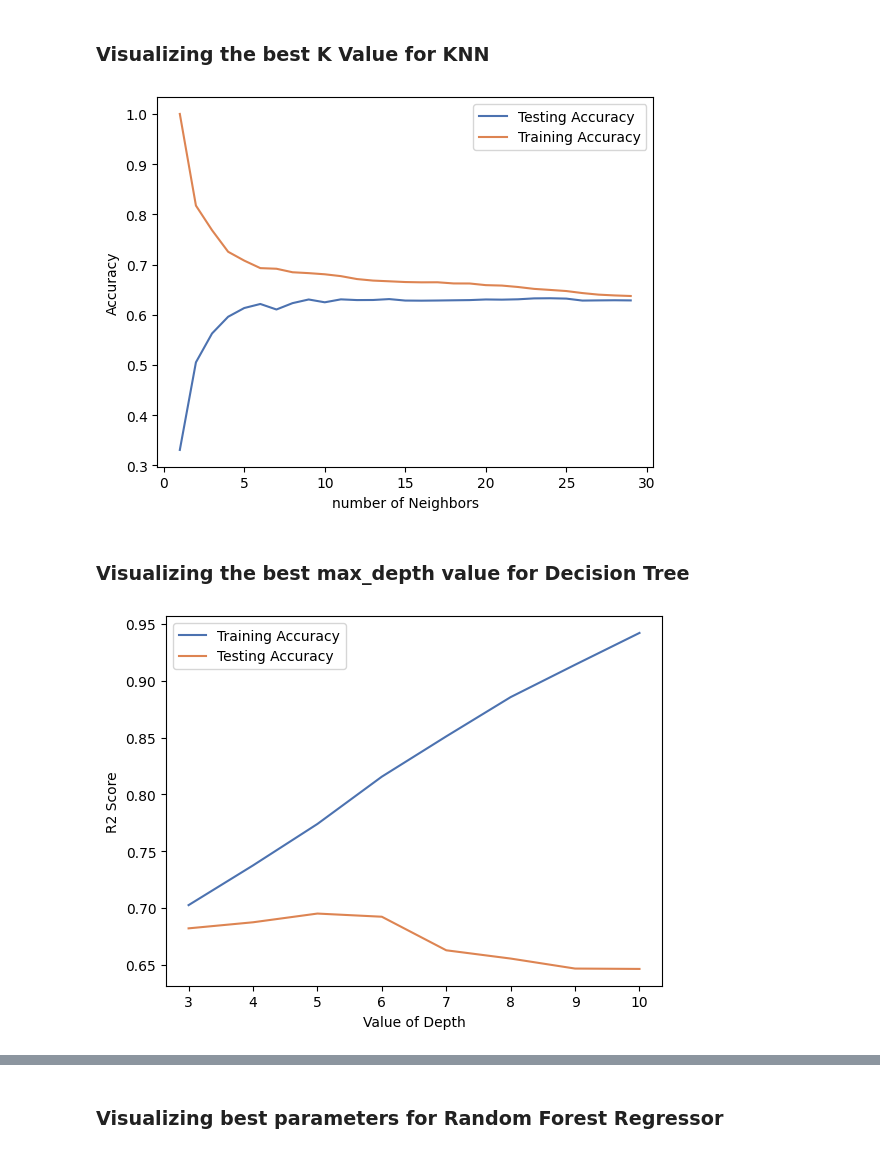
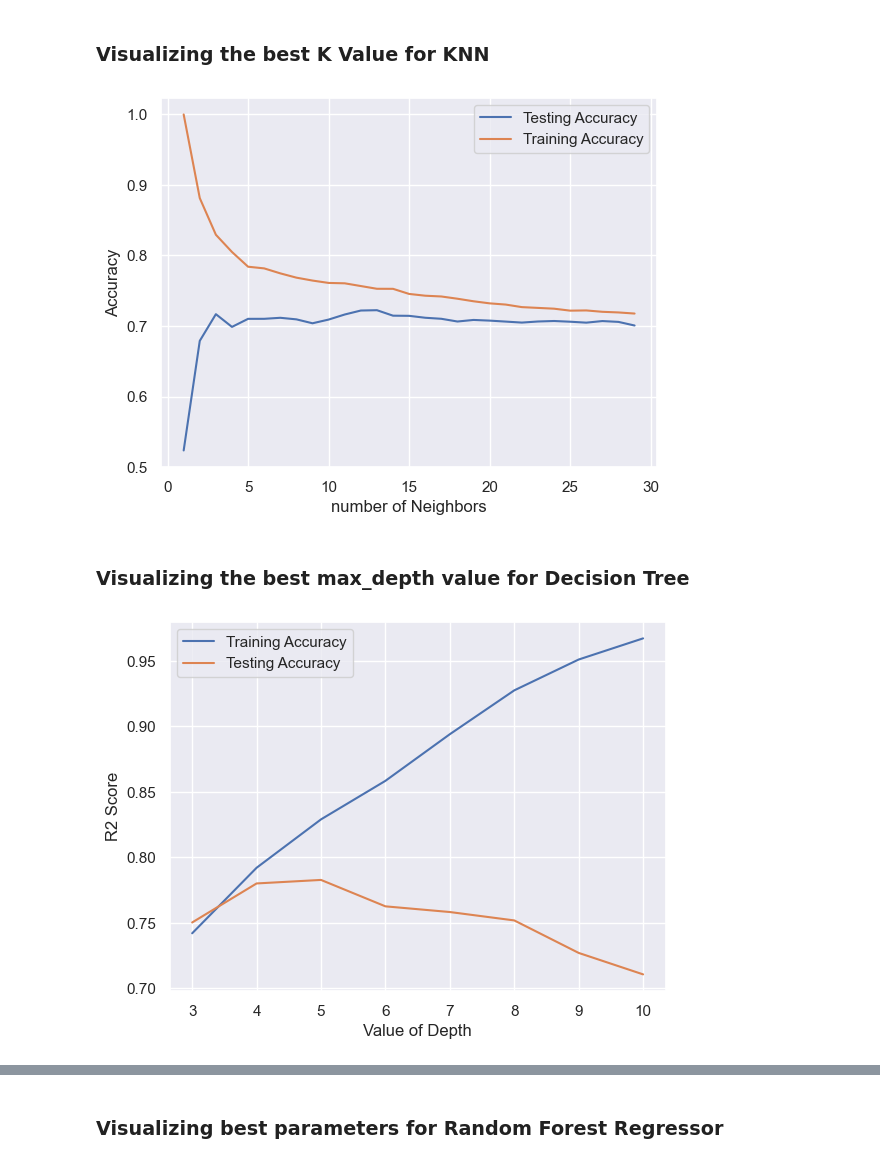
Before and after one commit to adityagoyal222/fitnessprediction, a Jupyter notebook: notebook/fitness_eda.ipynb, the cells around one changed output, grey strips where cells are left out. Cells and saved outputs as stored; diff of their text form; code cells hidden in the pictures.

```diff
--- a/notebook/fitness_eda.ipynb
+++ b/notebook/fitness_eda.ipynb
@@ -142,7 +142,7 @@ y = df['Calories_Burned']
 
 # Splitting data into train and test
 from sklearn.model_selection import train_test_split
-X_train, X_test, y_train, y_test = train_test_split(X, y, test_size=0.3, random_state=147)
+X_train, X_test, y_train, y_test = train_test_split(X, y, test_size=0.30, random_state=147)
 
 
 print(X_train.shape, X_test.shape, y_train.shape, y_test.shape)
@@ -152,7 +152,7 @@ print(X_train.shape, X_test.shape, y_train.shape, y_test.shape)
 ### Feature Selection Based on Correlation Matrix
 # %%
 # Feature selection
-features_to_drop = ['Gender', 'Max_BPM', 'Avg_BPM', 'Resting_BPM', 'Water_Intake (liters)']
+features_to_drop = ['Gender', 'Max_BPM', 'Age', 'Resting_BPM', 'Water_Intake (liters)']
 
 X_train.drop(columns=features_to_drop, axis=1, inplace=True)
 X_test.drop(columns=features_to_drop, axis=1, inplace=True)
@@ -220,7 +220,7 @@ df.head()
 from sklearn.preprocessing import StandardScaler
 
 scaler = StandardScaler()
-columns_to_scale = ['Age','BMI', 'Fat_Percentage', 'Hours_Trained_Per_Week']
+columns_to_scale = ['Avg_BPM','BMI', 'Fat_Percentage', 'Hours_Trained_Per_Week']
 
 X_train_scaled = pd.DataFrame(scaler.fit_transform(X_train[columns_to_scale]),
                               columns=columns_to_scale, index=X_train.index)
@@ -287,39 +287,41 @@ for i,k in enumerate(neighbors):
   train_accuracy[i] = knn_model.score(X_train, y_train)
   test_accuracy[i] = knn_model.score(X_test, y_test)
 
-plt.plot(neighbors, test_accuracy, label = 'Testing Accuracy')
-plt.plot(neighbors, train_accuracy, label = 'Training Accuracy')
+sns.set()
+sns.lineplot(x=neighbors, y=test_accuracy, label = 'Testing Accuracy')
+sns.lineplot(x=neighbors, y=train_accuracy, label = 'Training Accuracy')
 plt.legend()
 plt.xlabel('number of Neighbors')
 plt.ylabel('Accuracy')
 plt.show()
 # %% [output]
-[figure, old version]
+[figure, new version]
 # %% [markdown]
 ### Visualizing the best max_depth value for Decision Tree
 # %%
 from sklearn import tree
 depth = np.arange(3,11)
 train_accuracy = []
 test_accuracy = []
 for i in range(3,11):
     model = tree.DecisionTreeRegressor(max_depth=i)
     model = model.fit(X_train, y_train)
 
     #Prediction
     y_train_pred = model.predict(X_train)
     y_test_pred = model.predict(X_test)
 
     _, _, r2_square_train = evaluate_model_test(y_train, y_train_pred)
     _, _, r2_square_test = evaluate_model_test(y_test, y_test_pred)
     train_accuracy.append(r2_square_train)
     test_accuracy.append(r2_square_test)
 
-plt.plot(depth, train_accuracy, label = 'Training Accuracy')
-plt.plot(depth, test_accuracy, label = 'Testing Accuracy')
+sns.set()
+sns.lineplot(x=depth, y=train_accuracy, label = 'Training Accuracy')
+sns.lineplot(x=depth, y=test_accuracy, label = 'Testing Accuracy')
 plt.legend()
 plt.xlabel('Value of Depth')
 plt.ylabel('R2 Score')
 plt.show()
 # %% [output]
-[figure, old version]
+[figure, new version]
```
Also changed, not shown: parts of 20 cells of this notebook, 2 other files.
